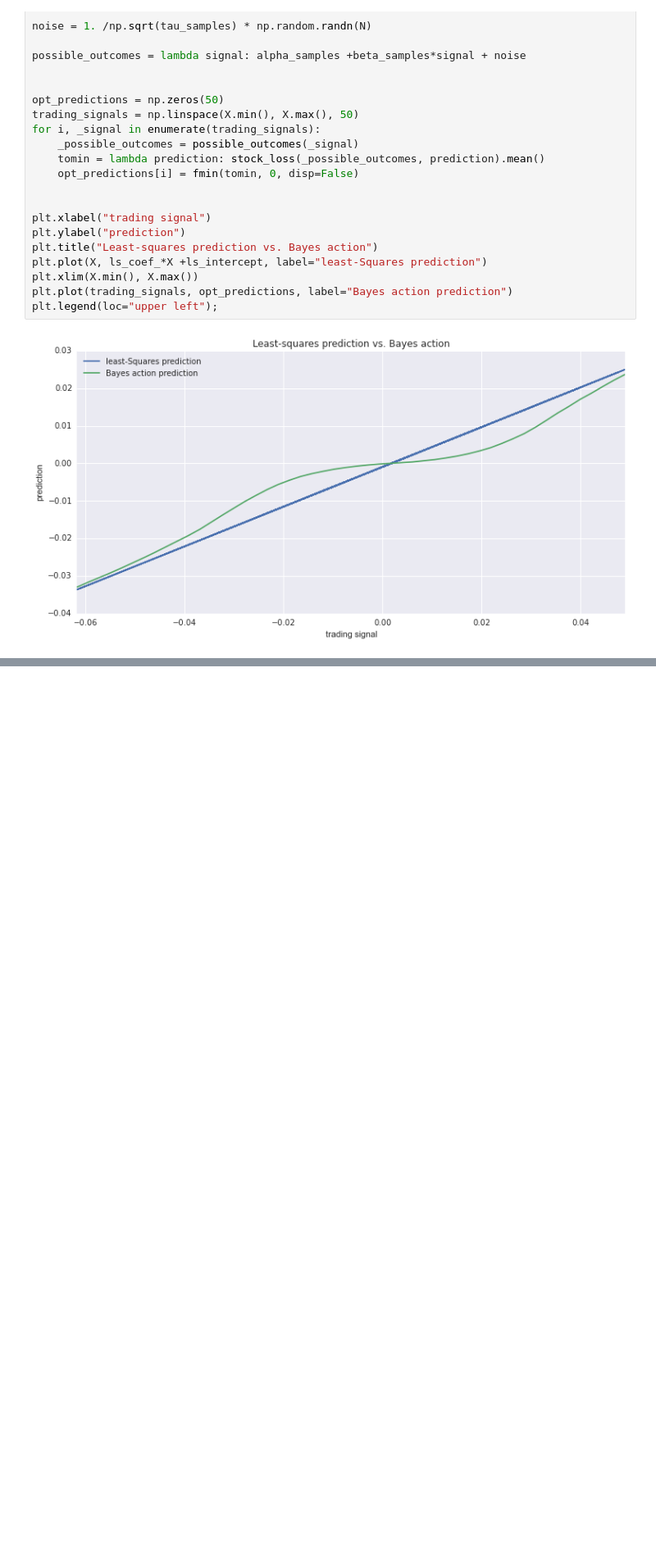
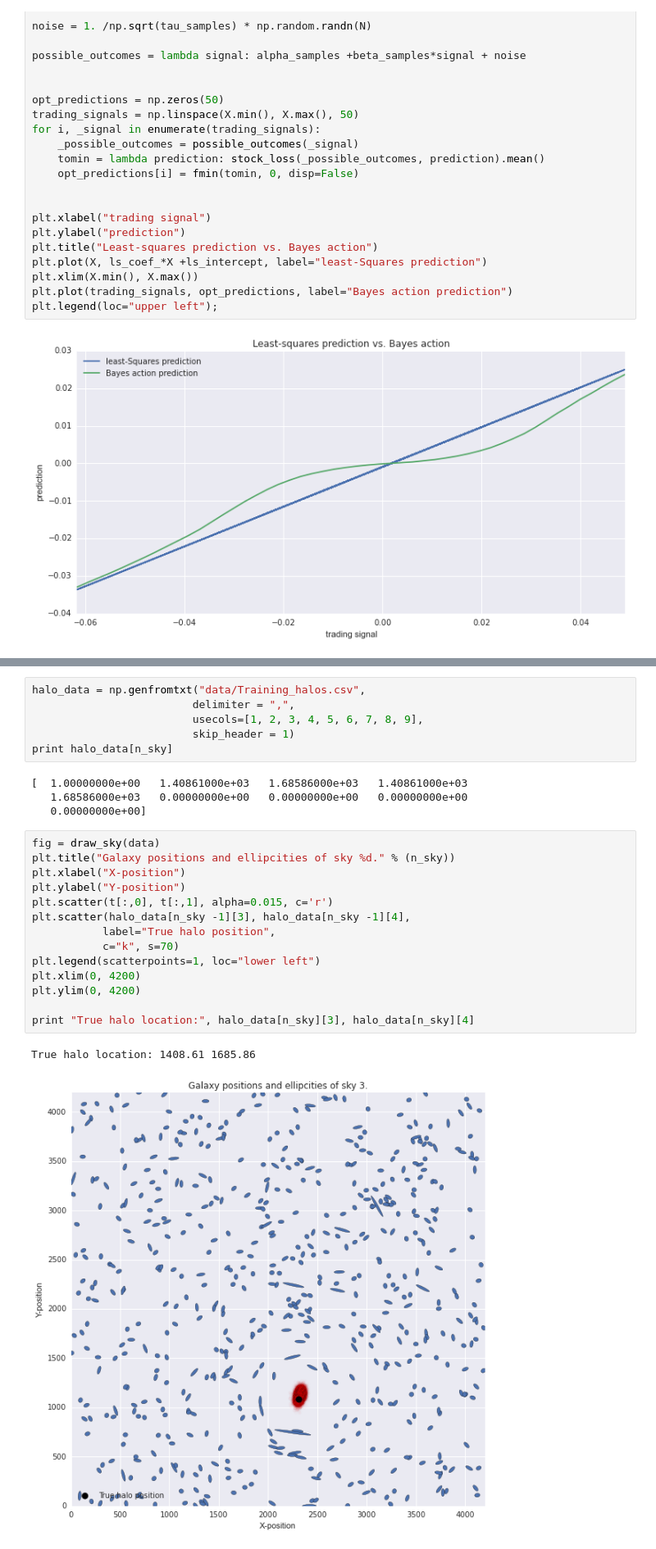
Before and after one commit to jgerardsimcock/Prob_for_Hackers, a Jupyter notebook: Chap5/Chap5.ipynb, the cells around one changed output, grey strips where cells are left out. Shown at 82% size. Drawn from its saved outputs; the diff is of its cells as text; blank space fills up the shorter version.

```diff
--- a/Chap5/Chap5.ipynb
+++ b/Chap5/Chap5.ipynb
@@ -314,0 +400,27 @@ plt.legend(loc="upper left");
+# %%
+halo_data = np.genfromtxt("data/Training_halos.csv",
+                         delimiter = ",",
+                         usecols=[1, 2, 3, 4, 5, 6, 7, 8, 9],
+                         skip_header = 1)
+print halo_data[n_sky]
+# %% [output]
+[  1.00000000e+00   1.40861000e+03   1.68586000e+03   1.40861000e+03
+   1.68586000e+03   0.00000000e+00   0.00000000e+00   0.00000000e+00
+   0.00000000e+00]
+# %%
+fig = draw_sky(data)
+plt.title("Galaxy positions and ellipcities of sky %d." % (n_sky))
+plt.xlabel("X-position")
+plt.ylabel("Y-position")
+plt.scatter(t[:,0], t[:,1], alpha=0.015, c='r')
+plt.scatter(halo_data[n_sky -1][3], halo_data[n_sky -1][4],
+           label="True halo position",
+           c="k", s=70)
+plt.legend(scatterpoints=1, loc="lower left")
+plt.xlim(0, 4200)
+plt.ylim(0, 4200)
+
+print "True halo location:", halo_data[n_sky][3], halo_data[n_sky][4]
+# %% [output]
+True halo location: 1408.61 1685.86
+[figure, added]
```
Also changed, not shown: parts of 11 cells of this notebook.
